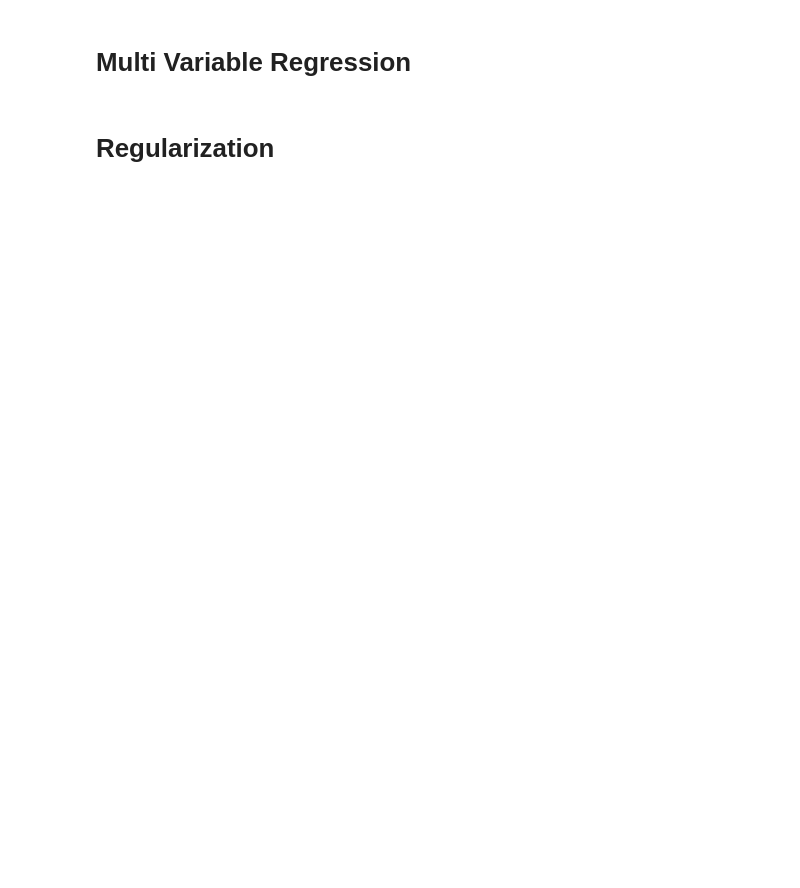
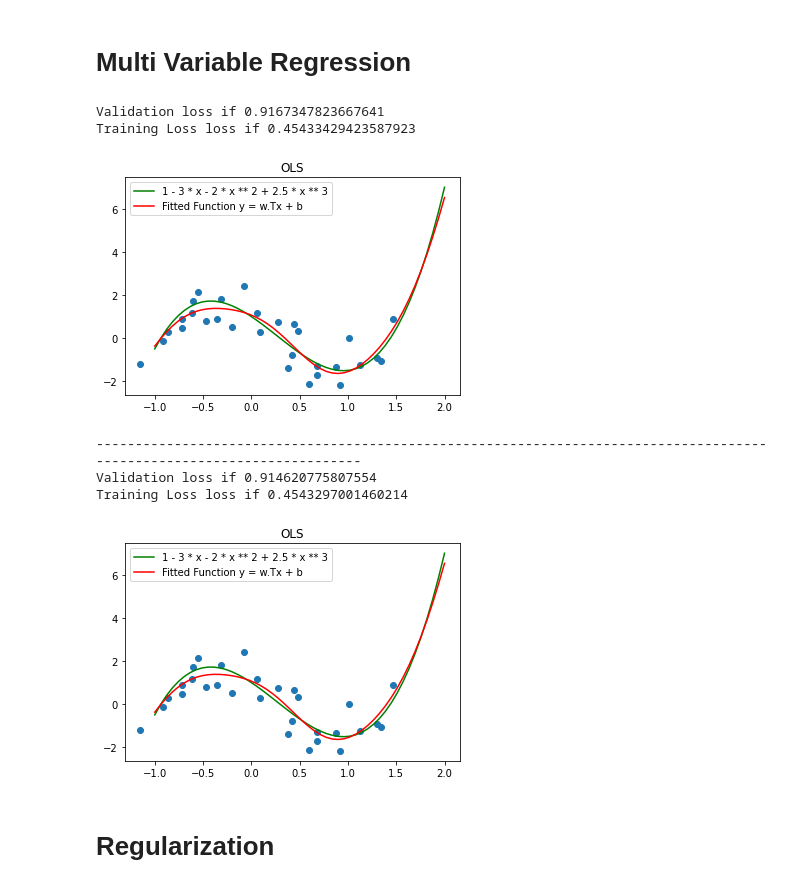
Before and after one commit to Aakriti28/ML-Lab, a Jupyter notebook: Lab1-rollno/assignment_1.ipynb, the cells around one changed output. Cells and saved outputs as stored; diff of their text form; code cells hidden in the pictures; blank space fills up the shorter version.

```diff
--- a/Lab1-rollno/assignment_1.ipynb
+++ b/Lab1-rollno/assignment_1.ipynb
@@ -134,7 +143,9 @@ def mse_multi_var(X, Y, w, b):
 
     ## TODO
 
-
+    w = np.array(w)
+    y_hat = np.matmul(X, w) + b
+    mse = np.mean(np.square(y_hat - Y))
 
     ## END TODO
 
@@ -248,7 +280,15 @@ def multivar_grad(X_train, Y_train, X_val, Y_val, epochs=100, lr=1e-3):
 
     ## TODO
 
+    n = len(Y_train)
+    for i in range(epochs):
 
+        w = np.array(w)
+        y_pred = np.matmul(X_train, w) + b
+        dw = 2*(np.matmul((y_pred - Y_train), X_train))/n
+        db = 2*np.sum(y_pred - Y_train)/n
+        w -= lr*dw
+        b -= lr*db
 
     ### END TODO
 
@@ -278,7 +318,10 @@ def multivar_closedform(X_train, Y_train, X_val, Y_val):
 
     ## TODO
 
-
+    X = np.hstack((X_train, np.ones((X_train.shape[0], 1), dtype=X_train.dtype)))
+    w_b = np.dot(inv(np.dot(X.T, X)), np.dot(X.T, Y_train))
+    w = w_b[:-1]
+    b = w_b[-1]
 
     ## END TODO
 
@@ -291,11 +334,19 @@ def multivar_closedform(X_train, Y_train, X_val, Y_val):
 # %%
 X_train, Y_train, X_test, Y_test = split_data(X_multi, Y_multi)
 
-w, b = multivar_grad(X_train, Y_train, X_test, Y_test)
+w, b = multivar_grad(X_train, Y_train, X_test, Y_test, epochs=1000, lr=0.1)
 
 print('----' * 30)
 
 w, b = multivar_closedform(X_train, Y_train, X_test, Y_test)
+# %% [output]
+Validation loss if 0.9167347823667641
+Training Loss loss if 0.45433429423587923
+[figure, added]
+------------------------------------------------------------------------------------------------------------------------
+Validation loss if 0.914620775807554
+Training Loss loss if 0.4543297001460214
+[figure, added]
 # %% [markdown]
 # Regularization
 # %%
```
Also changed, not shown: parts of 9 cells of this notebook, 7 other files.
